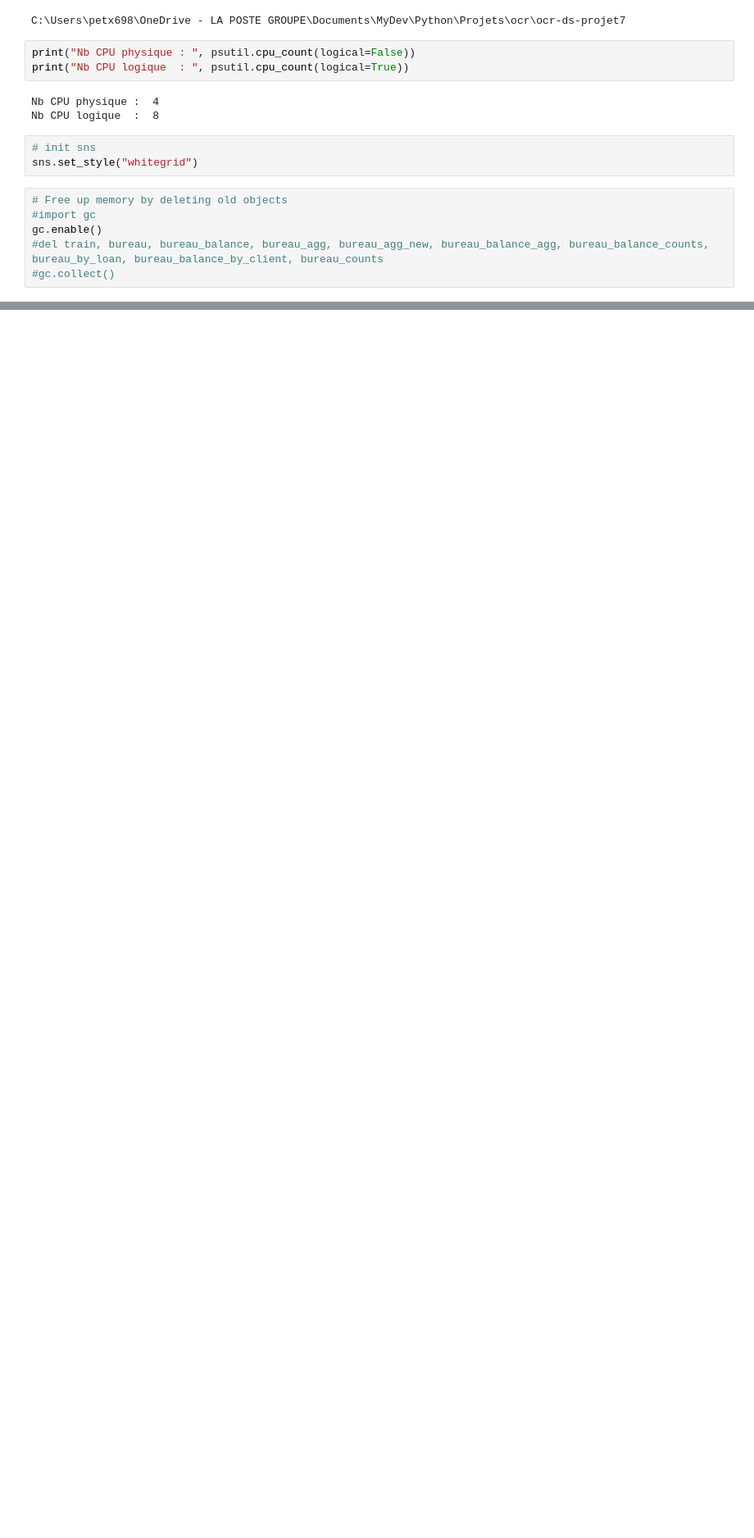
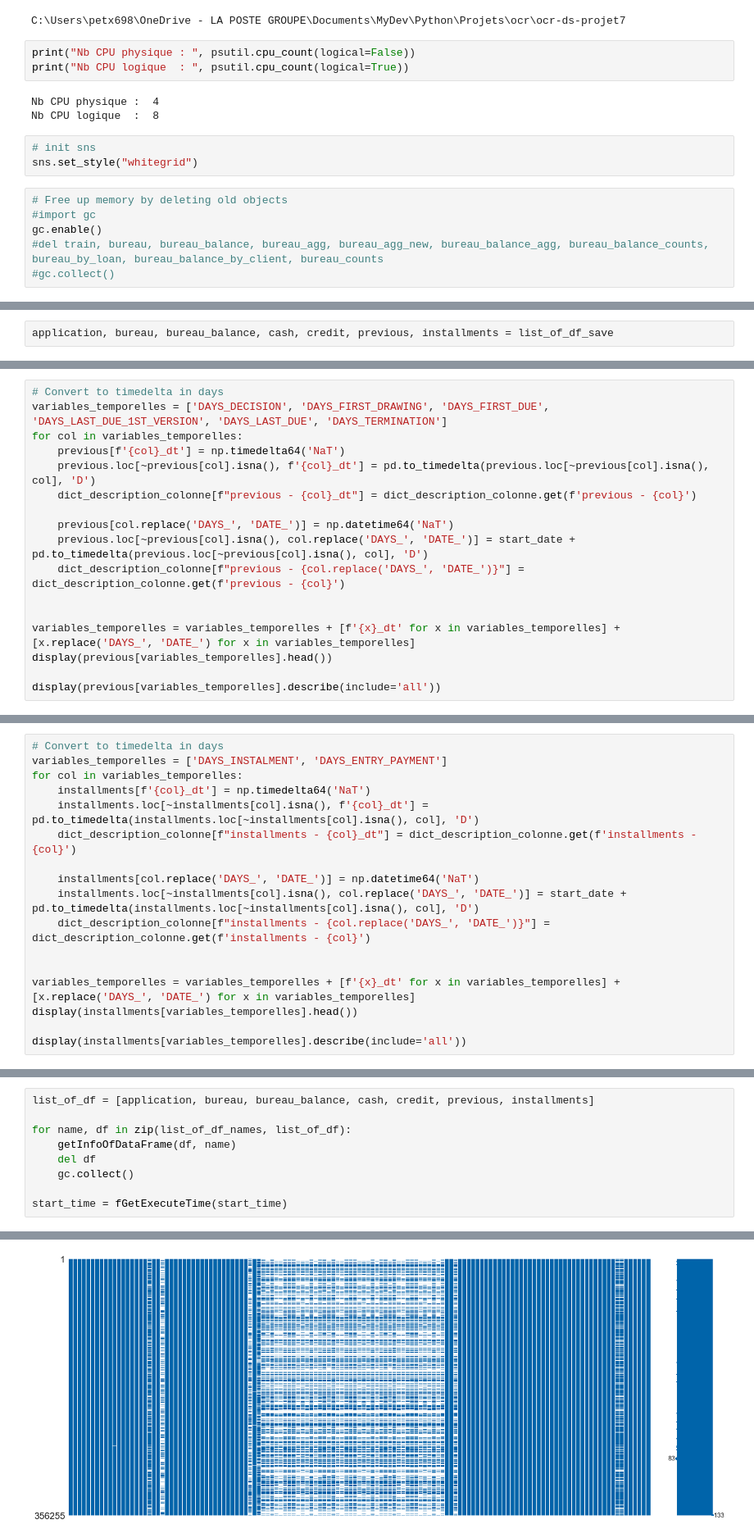
Before and after one commit to vaik-lp/loan_validation_app, a Jupyter notebook: STEEG_Vaik_1_notebook_preparatoire_062023.ipynb, the cells around one changed output, grey strips where cells are left out. Shown at 82% size. Drawn from its saved outputs; the diff is of its cells as text; blank space fills up the shorter version.

```diff
--- a/STEEG_Vaik_1_notebook_preparatoire_062023.ipynb
+++ b/STEEG_Vaik_1_notebook_preparatoire_062023.ipynb
@@ -1192,0 +1309,2 @@ gc.enable()
+# %%
+application, bureau, bureau_balance, cash, credit, previous, installments = list_of_df_save
@@ -1192,0 +1806,17 @@ gc.enable()
+# %%
+# Convert to timedelta in days
+variables_temporelles = ['DAYS_DECISION', 'DAYS_FIRST_DRAWING', 'DAYS_FIRST_DUE', 'DAYS_LAST_DUE_1ST_VERSION', 'DAYS_LAST_DUE', 'DAYS_TERMINATION']
+for col in variables_temporelles:
+    previous[f'{col}_dt'] = np.timedelta64('NaT')
+    previous.loc[~previous[col].isna(), f'{col}_dt'] = pd.to_timedelta(previous.loc[~previous[col].isna(), col], 'D')
+    dict_description_colonne[f"previous - {col}_dt"] = dict_description_colonne.get(f'previous - {col}')
+
+    previous[col.replace('DAYS_', 'DATE_')] = np.datetime64('NaT')
+    previous.loc[~previous[col].isna(), col.replace('DAYS_', 'DATE_')] = start_date + pd.to_timedelta(previous.loc[~previous[col].isna(), col], 'D')
+    dict_description_colonne[f"previous - {col.replace('DAYS_', 'DATE_')}"] = dict_description_colonne.get(f'previous - {col}')
+
+
+variables_temporelles = variables_temporelles + [f'{x}_dt' for x in variables_temporelles] + [x.replace('DAYS_', 'DATE_') for x in variables_temporelles]
+display(previous[variables_temporelles].head())
+
+display(previous[variables_temporelles].describe(include='all'))
@@ -1192,0 +1839,17 @@ gc.enable()
+# %%
+# Convert to timedelta in days
+variables_temporelles = ['DAYS_INSTALMENT', 'DAYS_ENTRY_PAYMENT']
+for col in variables_temporelles:
+    installments[f'{col}_dt'] = np.timedelta64('NaT')
+    installments.loc[~installments[col].isna(), f'{col}_dt'] = pd.to_timedelta(installments.loc[~installments[col].isna(), col], 'D')
+    dict_description_colonne[f"installments - {col}_dt"] = dict_description_colonne.get(f'installments - {col}')
+
+    installments[col.replace('DAYS_', 'DATE_')] = np.datetime64('NaT')
+    installments.loc[~installments[col].isna(), col.replace('DAYS_', 'DATE_')] = start_date + pd.to_timedelta(installments.loc[~installments[col].isna(), col], 'D')
+    dict_description_colonne[f"installments - {col.replace('DAYS_', 'DATE_')}"] = dict_description_colonne.get(f'installments - {col}')
+
+
+variables_temporelles = variables_temporelles + [f'{x}_dt' for x in variables_temporelles] + [x.replace('DAYS_', 'DATE_') for x in variables_temporelles]
+display(installments[variables_temporelles].head())
+
+display(installments[variables_temporelles].describe(include='all'))
@@ -1192,0 +1874,10 @@ gc.enable()
+# %%
+list_of_df = [application, bureau, bureau_balance, cash, credit, previous, installments]
+
+for name, df in zip(list_of_df_names, list_of_df):
+    getInfoOfDataFrame(df, name)
+    del df
+    gc.collect()
+
+start_time = fGetExecuteTime(start_time)
+# %% [output]
@@ -1192,0 +1913 @@ gc.enable()
+[figure, added]
```
Also changed, not shown: parts of 35 cells of this notebook.
